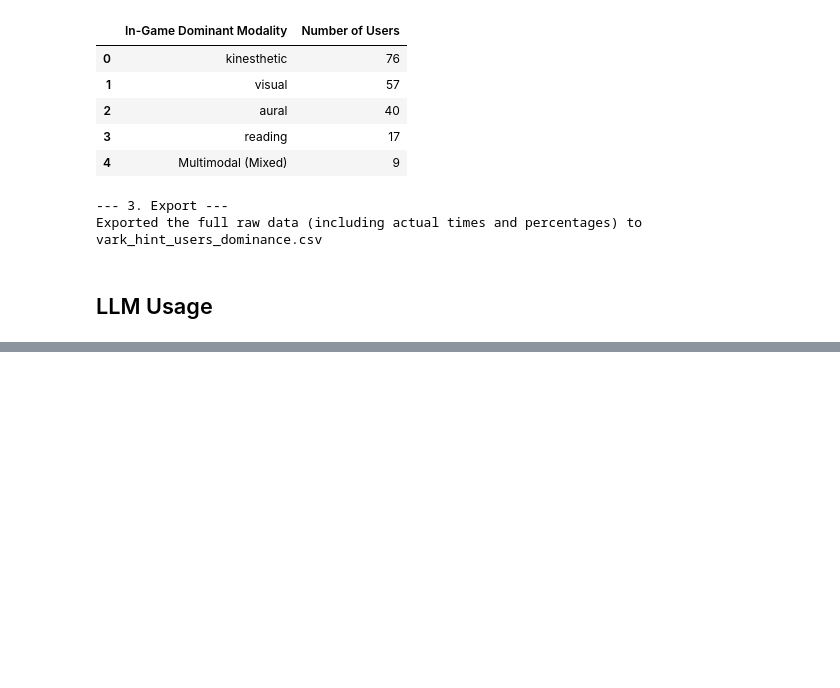
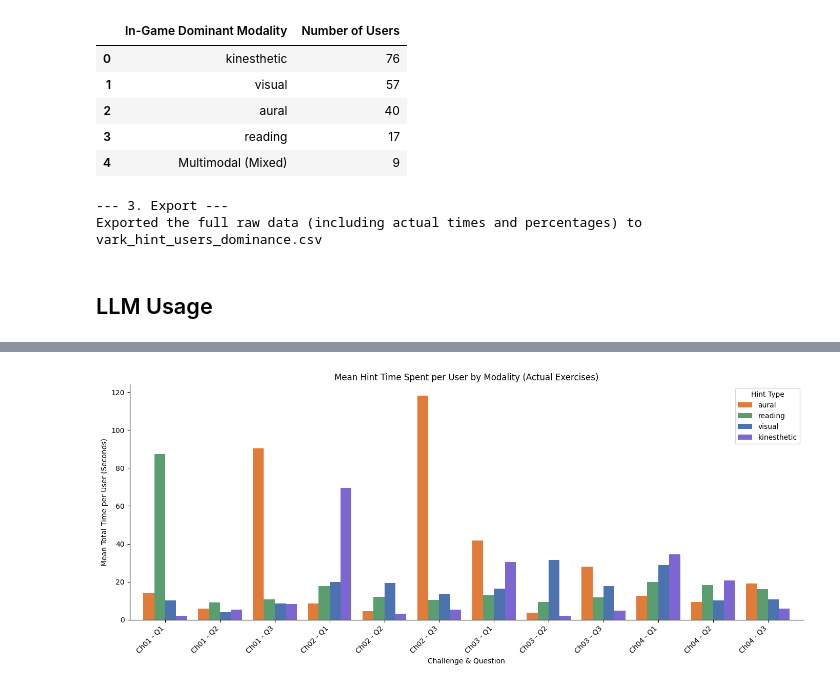
Before and after one commit to tiaL-ops/thesisLandy, a Jupyter notebook: notebook/EDA_Thesis_RQ1.ipynb, the cells around one changed output, grey strips where cells are left out. Drawn from its saved outputs; the diff is of its cells as text; code cells hidden in the pictures; blank space fills up the shorter version.

```diff
--- a/notebook/EDA_Thesis_RQ1.ipynb
+++ b/notebook/EDA_Thesis_RQ1.ipynb
@@ -427,7 +433,7 @@ from scipy.stats import friedmanchisquare
 import matplotlib.pyplot as plt
 
 # 1. Create a matrix of total time per user per modality
-user_time_matrix = df.groupby(['userId', 'modalType'])['duration_sec'].sum().unstack(fill_value=0)
+user_time_matrix = hints_only.groupby(['userId', 'modalType'])['duration_sec'].sum().unstack(fill_value=0)
 
 # Ensure all 4 modalities exist as columns, even if 0
 for m in ['visual', 'aural', 'reading', 'kinesthetic']:
@@ -491,0 +582,29 @@ The highest mean usage overall is: Kinesthetic
+# %%
+import matplotlib.pyplot as plt
+
+# Filter mean_q_user for only the actual questions (q1, q2, q3)
+actual_q_means = mean_q_user.reset_index()
+actual_q_means = actual_q_means[actual_q_means['current_exerciseId'].isin(['q1', 'q2', 'q3'])].copy()
+
+# Create a cleaner label for the x-axis
+actual_q_means['challenge_q'] = actual_q_means['challengeId'].str.replace('challenge-', 'Ch') + " - " + actual_q_means['current_exerciseId'].str.upper()
+actual_q_means = actual_q_means.set_index('challenge_q')[['aural', 'reading', 'visual', 'kinesthetic']]
+
+# Plotting
+fig, ax = plt.subplots(figsize=(14, 6))
+
+# Use the same color palette defined in your setup
+colors = [type_colors.get(c, '#CCCCCC') for c in actual_q_means.columns]
+actual_q_means.plot(kind='bar', ax=ax, width=0.8, color=colors)
+
+ax.set_ylabel('Mean Total Time per User (Seconds)')
+ax.set_xlabel('Challenge & Question')
+ax.set_title('Mean Hint Time Spent per User by Modality (Actual Exercises)')
+ax.spines[['top', 'right']].set_visible(False)
+
+plt.xticks(rotation=45, ha='right')
+plt.legend(title="Hint Type")
+plt.tight_layout()
+plt.show()
+# %% [output]
+[figure, added]
```
Also changed, not shown: parts of 4 cells of this notebook.
